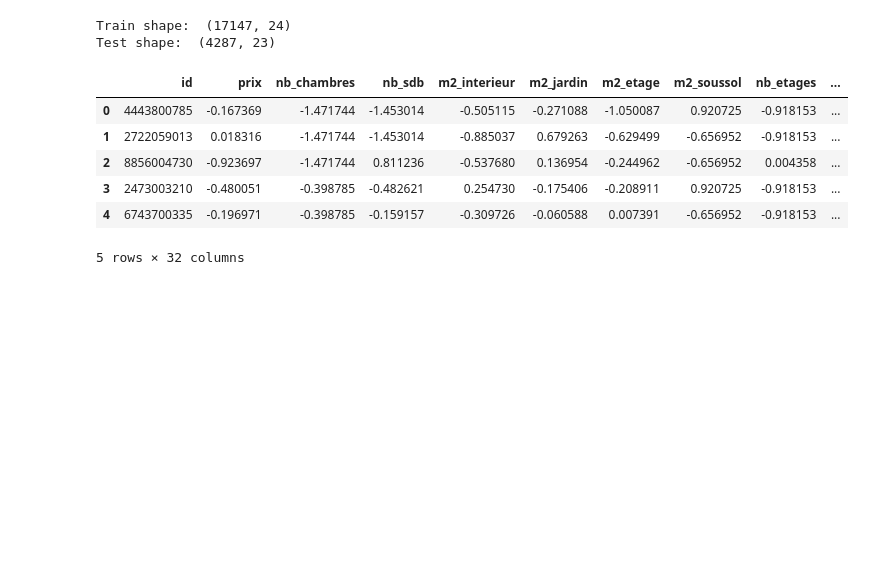
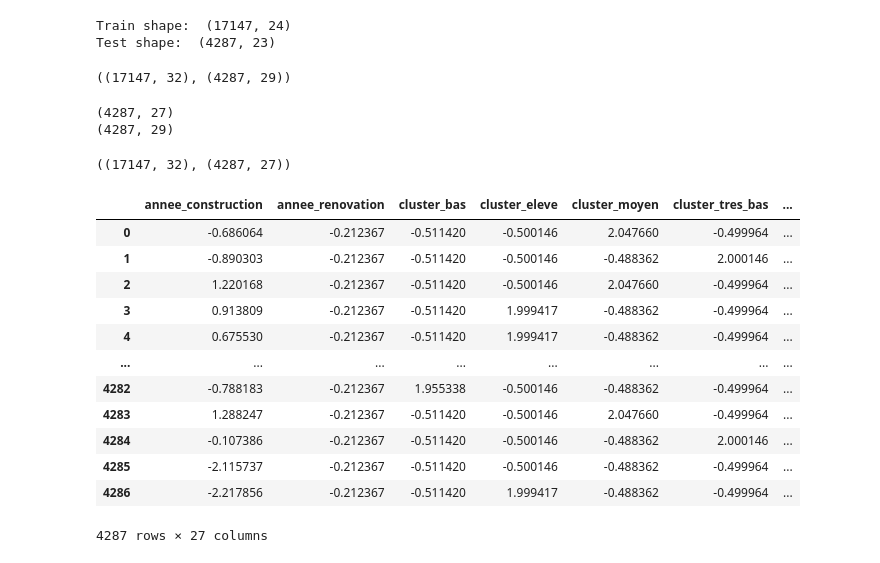
Before and after one commit to flarab29/PRAMA2025, a Jupyter notebook: CSV_formatting.ipynb, the cells around one changed output. Drawn from its saved outputs; the diff is of its cells as text; code cells hidden in the pictures; blank space fills up the shorter version.

```diff
--- a/CSV_formatting.ipynb
+++ b/CSV_formatting.ipynb
@@ -77,33 +77,55 @@ def create_new_df_with_m2(to_modify_df, name, include_price = False):
 # %% [markdown]
 ## Scaling the data
 # %%
-def scaling_data(df, name, scaler = None, scaler_type = None):
+def scaling_data(df_train, df_test,name_train, name_test, scaler = None, scaler_type = 'standard'):
     if scaler :
         scaler = scaler
     else :
         if scaler_type == 'minmax':
             # Initialize the MinMaxScaler
             scaler = MinMaxScaler()
+            scaler2 = MinMaxScaler()
         elif scaler_type == 'standard':
             # Initialize the StandardScaler
             scaler = StandardScaler()
+            scaler2 = StandardScaler()
         else:
             scaler = MinMaxScaler() # Default scaler will be minmax
+            scaler2 = MinMaxScaler()
             #raise ValueError("Invalid scaler type. Please choose between 'minmax' and 'standard'.
 
     # Scale the data, but not the ID column
-    columns_to_scale = df.columns.difference(['id', 'lat', 'long', 'sin_month', 'sin_dayofyear'])
-    to_scale_df1 = df[columns_to_scale].copy() # to not modify the original one
+    columns_to_scale = df_train.columns.difference(['id', 'lat', 'long', 'sin_month', 'sin_dayofyear'])
+    columns_to_scale_without_price = df_train.columns.difference(['id', 'lat', 'long', 'sin_month', 'sin_dayofyear', 'prix','prix_m2_interieur', 'prix_m2_total'])
+    to_scale_df_train = df_train[columns_to_scale].copy() # to not modify the original one
 
-    scaled_df1 = df.copy()
-    scaled_df1[columns_to_scale] = scaler.fit_transform(to_scale_df1)
+    scaled_df_train= df_train.copy()
+    scaled_df_train[columns_to_scale] = scaler.fit_transform(to_scale_df_train)
+
+    #on entraîne un nouveau scaler sur les mêmes colonnes en enlevant le prix
+    df_train_without_price = df_train[columns_to_scale_without_price].copy()
+    scaler2.fit(df_train_without_price)
+
+    # df_test_to_scale = df_test[columns_to_scale_without_price].copy()
+    df_test_to_scale = df_test[columns_to_scale_without_price].copy()
+    print(df_test_to_scale.shape)
+    print(df_test.shape)
+    scaled_df_test = df_test.copy()
+    # scaled_df_test = scaler2.transform(df_test_to_scale)
+    scaled_array = scaler2.transform(df_test_to_scale)
+    scaled_df_test = pd.DataFrame(scaled_array, columns=df_test_to_scale.columns, index=df_test_to_scale.index)
+    # scaled_df_test = pd.DataFrame(scaled_df_test_array, columns=df_test.columns, index=df_test.index)
+    # scaled_df_test = df_test.copy()
+    # scaled_df_test = scaler2.transform(df_test_to_scale)
 
     if scaler_type:
-        scaled_name = name + "_scaled" + "_" + scaler_type
+        train_scaled_name = name_train + "_scaled" + "_" + scaler_type
+        test_scaled_name = name_test + "_scaled" + "_" + scaler_type
     else:
-        scaled_name = name + "_scaled"
+        train_scaled_name = name_train + "_scaled"
+        test_scaled_name = name_test + "_scaled"
 
-    return scaler, scaled_df1, scaled_name
+    return scaler, scaled_df_train, scaled_df_test, train_scaled_name, test_scaled_name
 # %% [markdown]
 ## Export the csv
 # %%
@@ -143,10 +164,0 @@ scaler1, test_sin_scaled, test_sin_scaled_name = scaling_data(test_sin, test_sin
-# %%
-train_sin_m2_scaled.head()
-# %% [output]
-|  | id | prix | nb_chambres | nb_sdb | m2_interieur | m2_jardin | m2_etage | m2_soussol | nb_etages | ... |
-| 0 | 4443800785 | -0.167369 | -1.471744 | -1.453014 | -0.505115 | -0.271088 | -1.050087 | 0.920725 | -0.918153 | ... |
-| 1 | 2722059013 | 0.018316 | -1.471744 | -1.453014 | -0.885037 | 0.679263 | -0.629499 | -0.656952 | -0.918153 | ... |
-| 2 | 8856004730 | -0.923697 | -1.471744 | 0.811236 | -0.537680 | 0.136954 | -0.244962 | -0.656952 | 0.004358 | ... |
-| 3 | 2473003210 | -0.480051 | -0.398785 | -0.482621 | 0.254730 | -0.175406 | -0.208911 | 0.920725 | -0.918153 | ... |
-| 4 | 6743700335 | -0.196971 | -0.398785 | -0.159157 | -0.309726 | -0.060588 | 0.007391 | -0.656952 | -0.918153 | ... |
-5 rows × 32 columns
@@ -155,0 +165,29 @@ exporting_df(test_sin_m2_scaled, test_sin_m2_scaled_name)
+# %%
+train_sin_m2.shape, test_sin_m2.shape
+# %% [output]
+((17147, 32), (4287, 29))
+# %%
+scaler, scaled_df_train, scaled_df_test, train_scaled_name, test_scaled_name = scaling_data(train_sin_m2, test_sin_m2,train_sin_m2_name, test_sin_m2_name, scaler_type = 'standard')
+# %% [output]
+(4287, 27)
+(4287, 29)
+# %%
+scaled_df_train.shape, scaled_df_test.shape
+# %% [output]
+((17147, 32), (4287, 27))
+# %%
+scaled_df_test
+# %% [output]
+|  | annee_construction | annee_renovation | cluster_bas | cluster_eleve | cluster_moyen | cluster_tres_bas | ... |
+| 0 | -0.686064 | -0.212367 | -0.511420 | -0.500146 | 2.047660 | -0.499964 | ... |
+| 1 | -0.890303 | -0.212367 | -0.511420 | -0.500146 | -0.488362 | 2.000146 | ... |
+| 2 | 1.220168 | -0.212367 | -0.511420 | -0.500146 | 2.047660 | -0.499964 | ... |
+| 3 | 0.913809 | -0.212367 | -0.511420 | 1.999417 | -0.488362 | -0.499964 | ... |
+| 4 | 0.675530 | -0.212367 | -0.511420 | 1.999417 | -0.488362 | -0.499964 | ... |
+| ... | ... | ... | ... | ... | ... | ... | ... |
+| 4282 | -0.788183 | -0.212367 | 1.955338 | -0.500146 | -0.488362 | -0.499964 | ... |
+| 4283 | 1.288247 | -0.212367 | -0.511420 | -0.500146 | 2.047660 | -0.499964 | ... |
+| 4284 | -0.107386 | -0.212367 | -0.511420 | -0.500146 | -0.488362 | 2.000146 | ... |
+| 4285 | -2.115737 | -0.212367 | -0.511420 | -0.500146 | -0.488362 | -0.499964 | ... |
+| 4286 | -2.217856 | -0.212367 | -0.511420 | 1.999417 | -0.488362 | -0.499964 | ... |
+4287 rows × 27 columns
```
Also changed, not shown: parts of 3 cells of this notebook, 1 other file.
